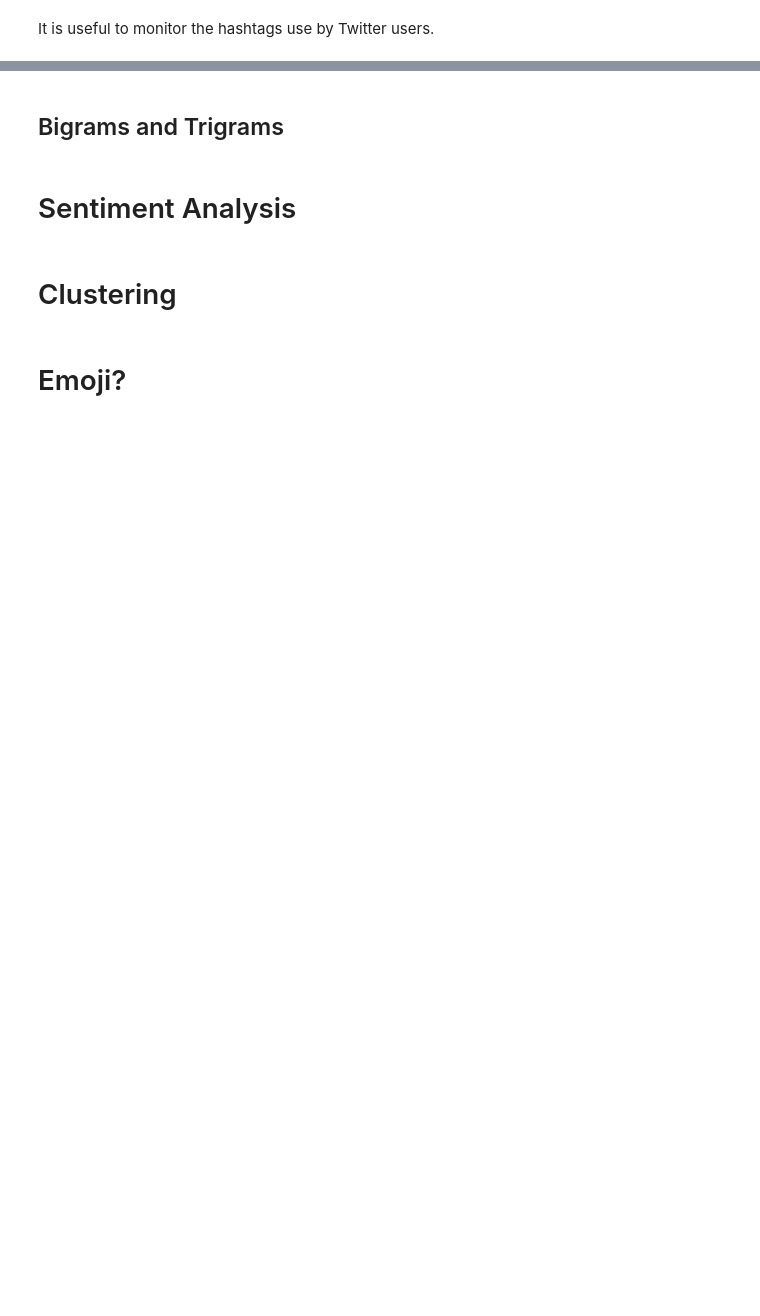
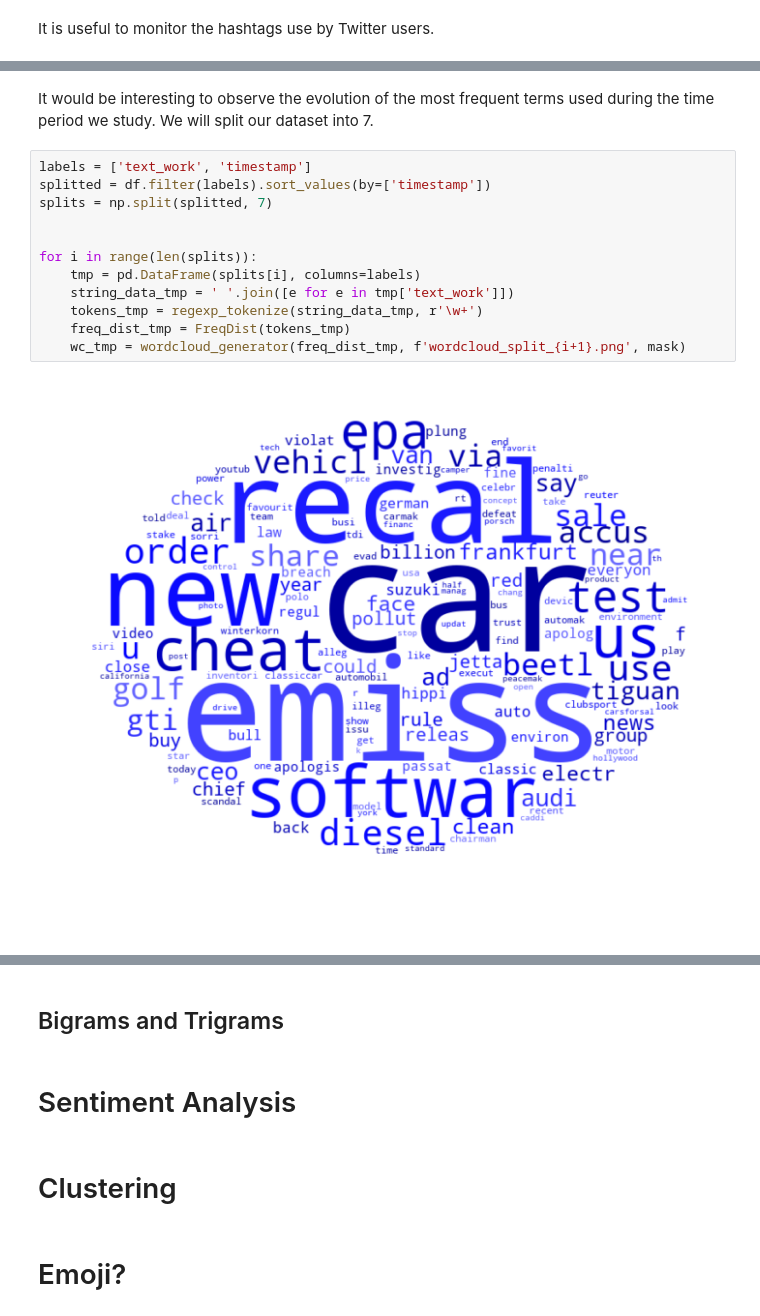
Before and after one commit to gentiltoto/Master-Project, a Jupyter notebook: Master Project.ipynb, the cells around one changed output, grey strips where cells are left out. Saved outputs shown, nothing was run; the diff lists cells and outputs as text; blank space fills up the shorter version.

```diff
--- a/Master Project.ipynb
+++ b/Master Project.ipynb
@@ -434,0 +455,16 @@ It is useful to monitor the hashtags use by Twitter users.
+# %% [markdown]
+It would be interesting to observe the evolution of the most frequent terms used during the time period we study. We will split our dataset into 7.
+# %%
+labels = ['text_work', 'timestamp']
+splitted = df.filter(labels).sort_values(by=['timestamp'])
+splits = np.split(splitted, 7)
+
+
+for i in range(len(splits)):
+    tmp = pd.DataFrame(splits[i], columns=labels)
+    string_data_tmp = ' '.join([e for e in tmp['text_work']])
+    tokens_tmp = regexp_tokenize(string_data_tmp, r'\w+')
+    freq_dist_tmp = FreqDist(tokens_tmp)
+    wc_tmp = wordcloud_generator(freq_dist_tmp, f'wordcloud_split_{i+1}.png', mask)
+# %% [output]
+[figure, added]
```
Also changed, not shown: parts of 24 cells of this notebook, 10 other files.
